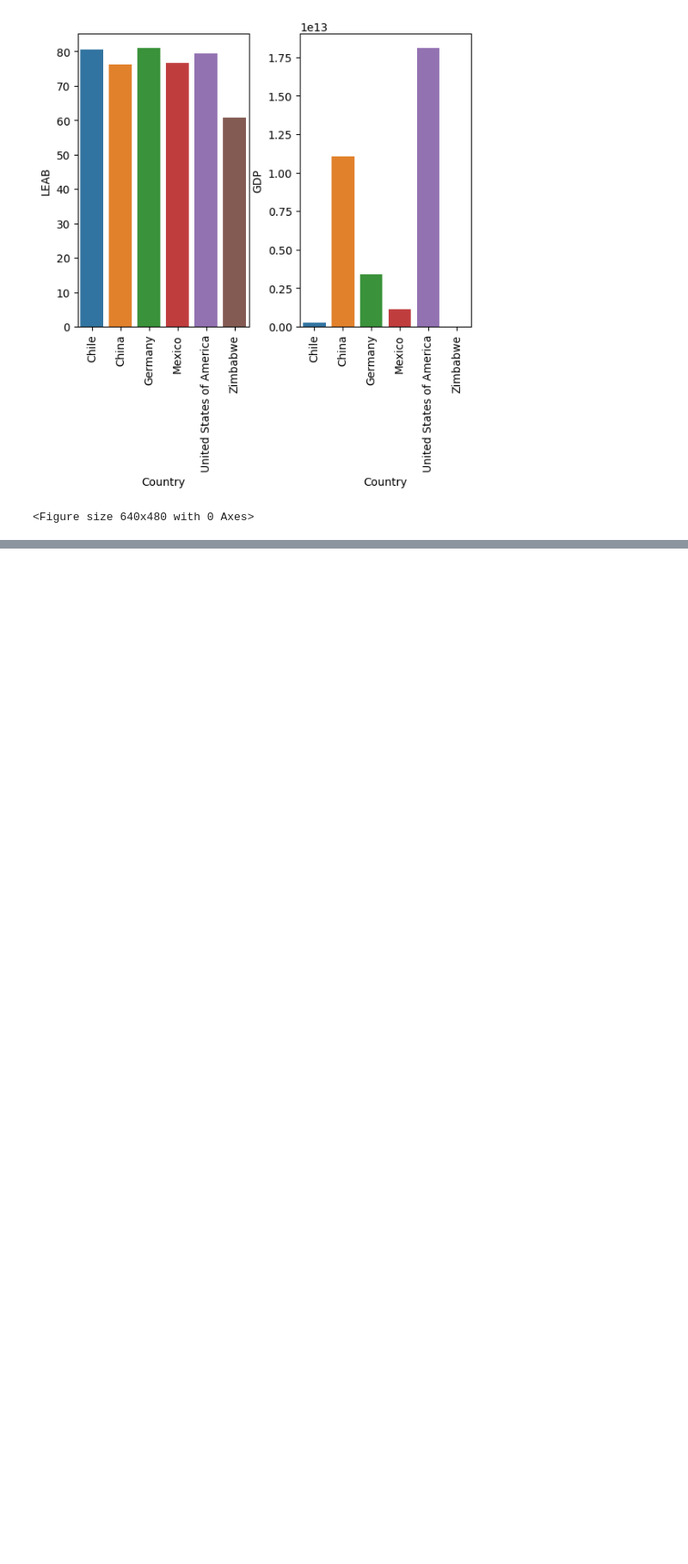
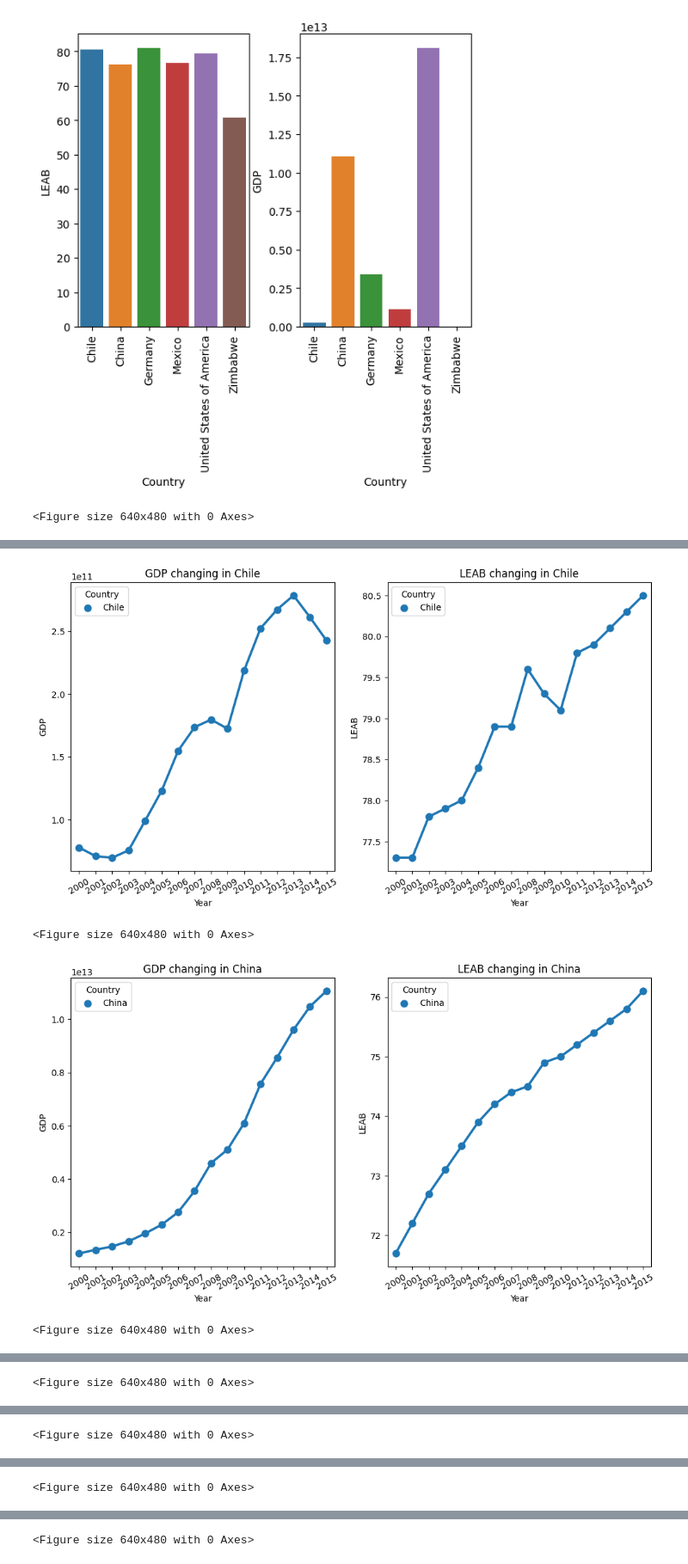
Before and after one commit to RUDMUSO/Projects, a Jupyter notebook: Life-Expectancy-and-GDP/life_expectancy_gdp.ipynb, the cells around one changed output, grey strips where cells are left out. Shown at 86% size. Saved outputs shown, nothing was run; the diff lists cells and outputs as text; code cells hidden in the pictures; blank space fills up the shorter version.

```diff
--- a/Life-Expectancy-and-GDP/life_expectancy_gdp.ipynb
+++ b/Life-Expectancy-and-GDP/life_expectancy_gdp.ipynb
@@ -67,0 +88,18 @@ plt.clf()
+# %%
+for column in data_tab.Country.unique():
+    plt.figure(figsize=(12,6))
+    plt.subplot(1,2,1)
+    sns.pointplot(data=data_tab[data_tab.Country==column], x='Year', y='GDP', hue='Country')
+    plt.title(f'GDP changing in {column}')
+    plt.xticks(rotation=30)
+    plt.subplot(1,2,2)
+    sns.pointplot(data=data_tab[data_tab.Country==column], x='Year', y='LEAB', hue='Country')
+    plt.title(f'LEAB changing in {column}')
+    plt.xticks(rotation=30)
+    plt.show()
+    plt.clf()
+# %% [output]
+[figure, added]
+<Figure size 640x480 with 0 Axes>
+[figure, added]
+<Figure size 640x480 with 0 Axes>
@@ -67,0 +107 @@ plt.clf()
+<Figure size 640x480 with 0 Axes>
@@ -67,0 +109 @@ plt.clf()
+<Figure size 640x480 with 0 Axes>
@@ -67,0 +111 @@ plt.clf()
+<Figure size 640x480 with 0 Axes>
@@ -67,0 +113 @@ plt.clf()
+<Figure size 640x480 with 0 Axes>
```
Also changed, not shown: parts of 17 cells of this notebook.
